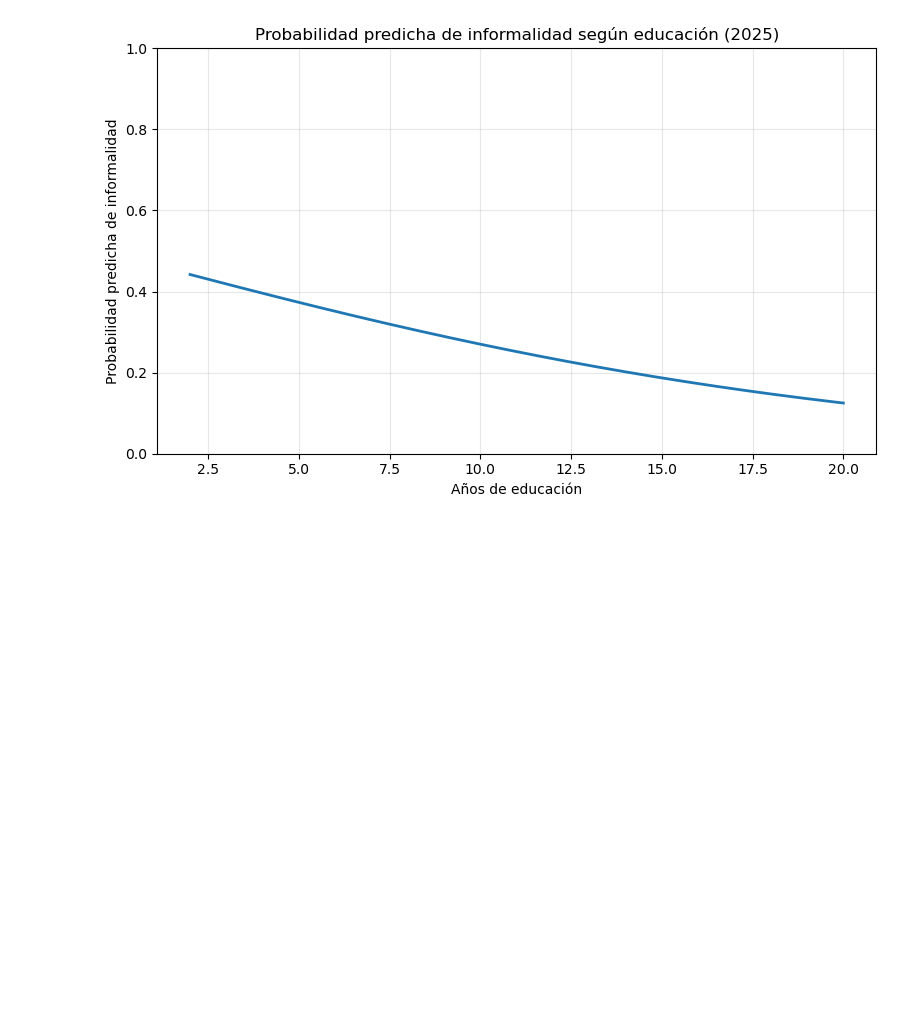
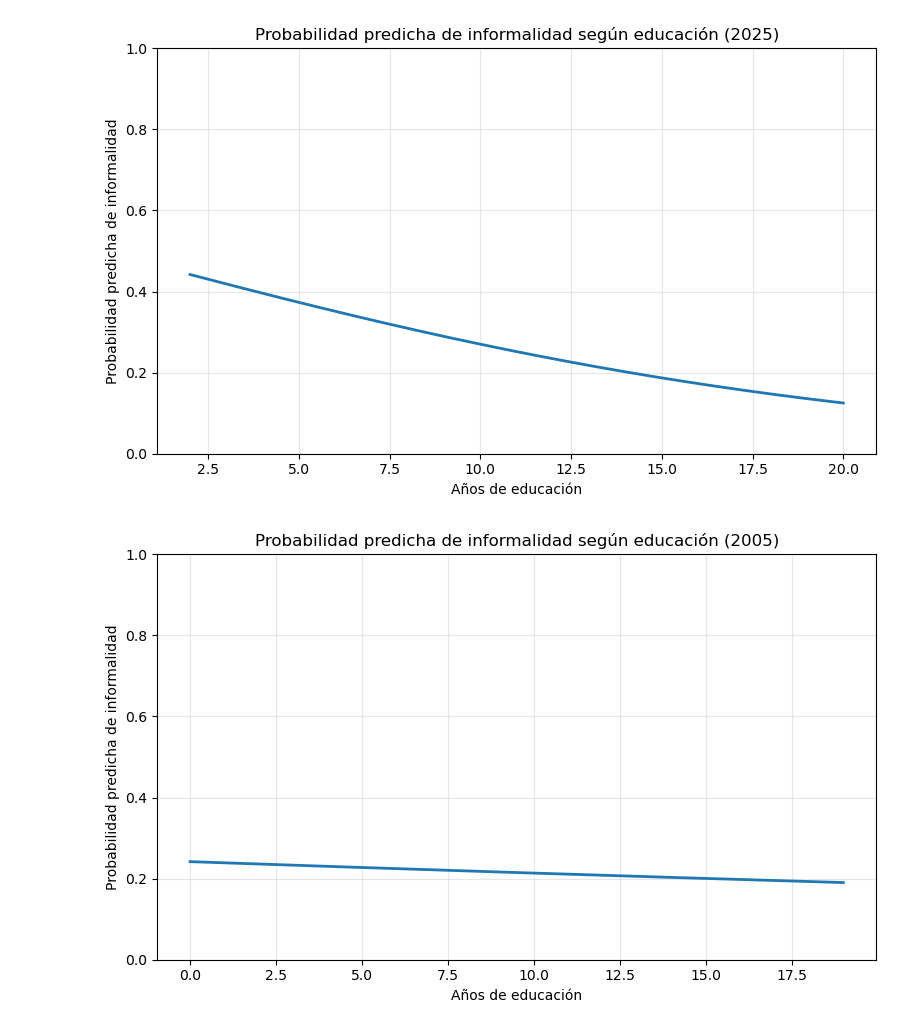
Before and after one commit to mariasolsampogna/E337_Grupo2, a Jupyter notebook: TP3/tp3.ipynb, the cells around one changed output. Cells and saved outputs as stored; diff of their text form; code cells hidden in the pictures; blank space fills up the shorter version.

```diff
--- a/TP3/tp3.ipynb
+++ b/TP3/tp3.ipynb
@@ -478,0 +480,41 @@ plt.show()
+# %%
+# Elegimos 'educ' como variable a ilustrar (podés cambiarla por CH06, horastrab, etc.)
+var = 'educ'
+
+# Base limpia para el gráfico
+df_graf2 = X2005_train.copy()
+df_graf2 = df_graf2[df_graf2['educ'].between(0, 25)]
+
+# Valores del eje X
+x_vals = np.linspace(df_graf2[var].min(), df_graf2[var].max(), 200)
+
+# Promedio de las variables
+x_mean = X2005_train.mean()
+
+# Crear grilla
+X_grid = pd.DataFrame(
+    np.tile(x_mean.values, (len(x_vals), 1)),
+    columns=X2005_train.columns
+)
+
+# Reemplazar la variable de interés
+X_grid[var] = x_vals
+
+# Probabilidades predichas
+p_hat = log_reg2.predict_proba(X_grid)[:, 1]
+
+# Gráfico
+plt.figure(figsize=(8, 5))
+plt.plot(x_vals, p_hat, linewidth=2)
+
+plt.xlabel('Años de educación')
+plt.ylabel('Probabilidad predicha de informalidad')
+plt.title('Probabilidad predicha de informalidad según educación (2005)')
+
+plt.ylim(0, 1)
+plt.grid(alpha=0.3)
+plt.tight_layout()
+plt.savefig('proba_informalidad2005.png', dpi=300, bbox_inches='tight')
+plt.show()
+# %% [output]
+[figure, added]
```
Also changed, not shown: parts of 3 cells of this notebook, 2 other files.
